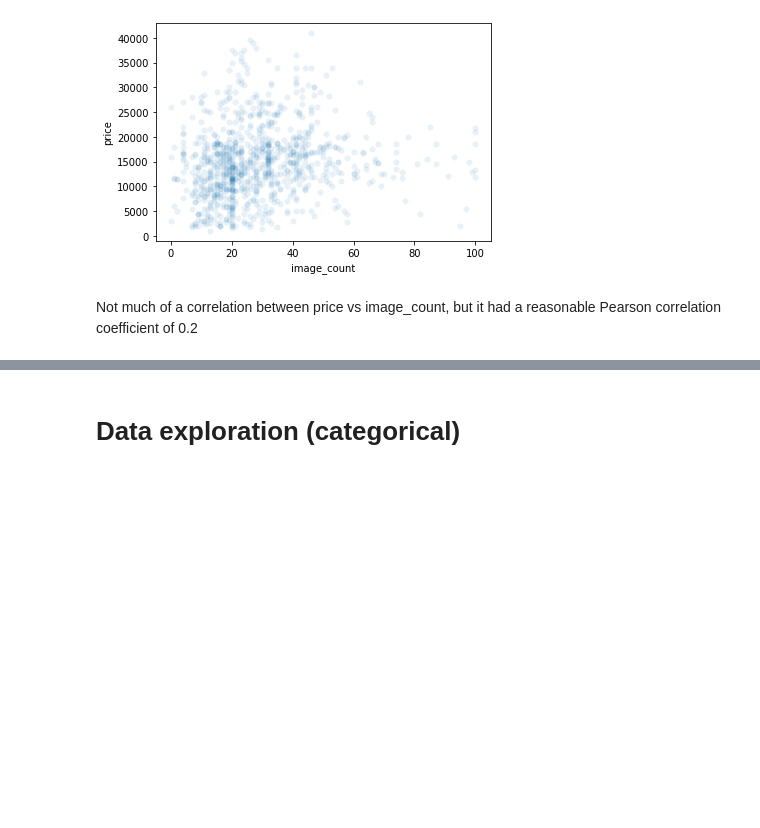
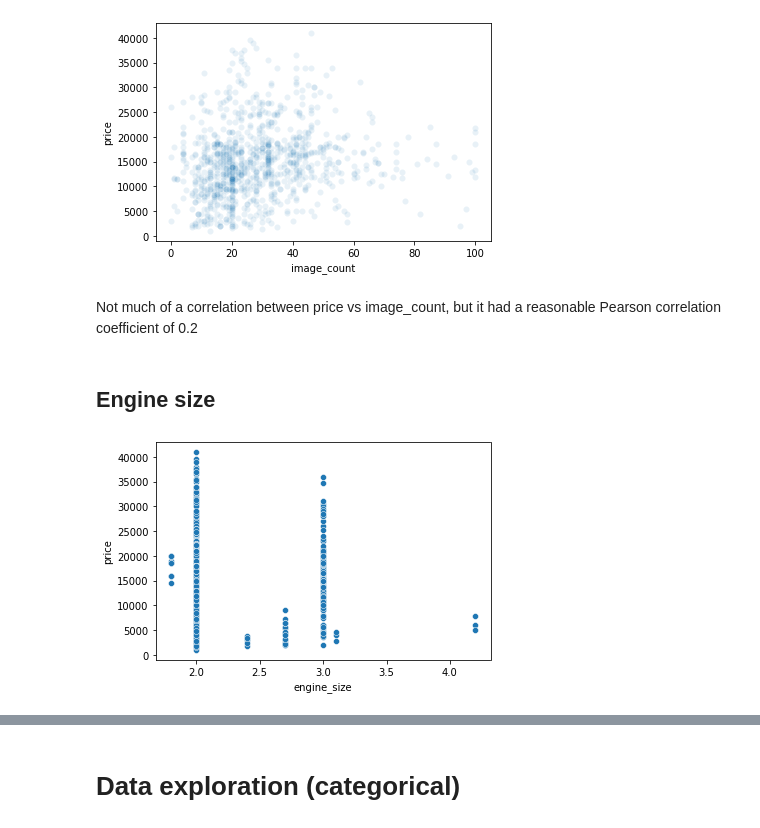
Before and after one commit to adin786/autotrader-analysis, a Jupyter notebook: autotrader_analysis.ipynb, the cells around one changed output, grey strips where cells are left out. Saved outputs shown, nothing was run; the diff lists cells and outputs as text; code cells hidden in the pictures; blank space fills up the shorter version.

```diff
--- a/autotrader_analysis.ipynb
+++ b/autotrader_analysis.ipynb
@@ -378,3 +378,5 @@ sns.scatterplot(data=df, x='image_count', y='price', alpha=0.1);
 [figure]
 # %% [markdown]
 Not much of a correlation between price vs image_count, but it had a reasonable Pearson correlation coefficient of 0.2
+# %% [markdown]
+## Engine size
@@ -380,0 +396,4 @@ Not much of a correlation between price vs image_count, but it had a reasonable
+# %%
+sns.scatterplot(data=df, x='engine_size', y='price');
+# %% [output]
+[figure, added]
```
Also changed, not shown: parts of 51 cells of this notebook.
